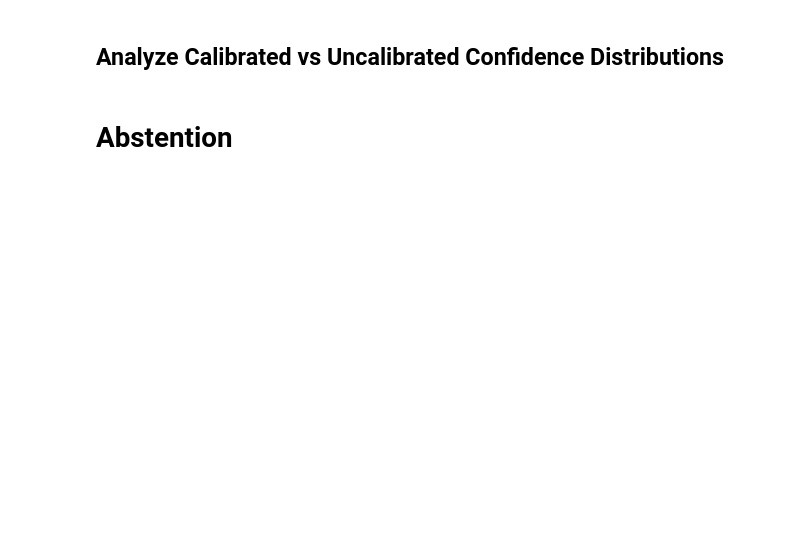
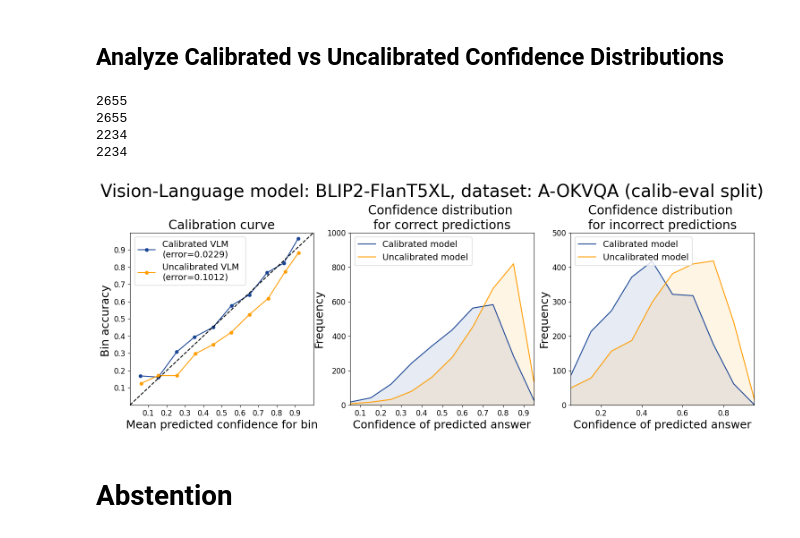
Before and after one commit to tejas1995/ReCoVERR, a Jupyter notebook: src/VLM-Calibration.ipynb, the cells around one changed output. Drawn from its saved outputs; the diff is of its cells as text; code cells hidden in the pictures; blank space fills up the shorter version.

```diff
--- a/src/VLM-Calibration.ipynb
+++ b/src/VLM-Calibration.ipynb
@@ -332,13 +344,13 @@ json.dump(out_data, open(out_fn, 'w'), indent=2)
 # %%
 import json
 import numpy as np
-uncalibrated_data = json.load(open('/net/nfs.cirrascale/mosaic/tejass/experiments/vl_calibration/calibration_eval/uncalibrated_instructblipflant5xl-aokvqa_direct_answer-5000examples.json'))
-calibrated_data = json.load(open('/net/nfs.cirrascale/mosaic/tejass/experiments/vl_calibration/calibration_eval/calibrated_instructblipflant5xl-aokvqa_direct_answer-11761train_4846test_examples.json'))
+uncalibrated_data = json.load(open(f'/net/nfs.cirrascale/mosaic/tejass/experiments/vl_calibration/calibration_eval/uncalibrated_{vlm_name}-aokvqa_direct_answer-5000examples.json'))
+calibrated_data = json.load(open(f'/net/nfs.cirrascale/mosaic/tejass/experiments/vl_calibration/calibration_eval/calibrated_{vlm_name}-aokvqa_direct_answer-11802train_4889test_examples.json'))
 
 from matplotlib import pyplot as plt
 plt.size = (50, 25)
 fig, (ax1, ax2, ax3) = plt.subplots(1, 3)
-fig.suptitle(f'Vision-Language model: {vlm_model.display_name}, dataset: {dataset_displayname} (calib-eval split)\n\n', fontsize=28, y=1.08)
+fig.suptitle(f'Vision-Language model: {vlm_model.display_name}, dataset: {dataset_displayname} (calib-eval split)\n\n', fontsize=28, y=1.1)
 fig.set_size_inches(18, 5)
 ax1.plot(
     calibrated_data['bin_meanprobs'],
@@ -413,33 +425,39 @@ ax3.plot(
     label='Calibrated model',
 )
 ax3.fill_between(
     bar_x,
     calibrated_data['incorrect_preds_confdistribution'],
     color='#1a4595',
     alpha=0.1,
 )
 ax3.plot(
     bar_x,
     uncalibrated_data['incorrect_preds_confdistribution'],
     color='#ff9d02',
     #weights=np.ones_like(predicted_answer_probs) / len(y_test)
     label='Uncalibrated model',
 )
 ax3.fill_between(
     bar_x,
     uncalibrated_data['incorrect_preds_confdistribution'],
     color='#ff9d02',
     alpha=0.1,
 )
 
 ax3.set_title(f'Confidence distribution \nfor incorrect predictions', fontsize=20)
 ax3.set_xlabel('Confidence of predicted answer', fontsize=18)
 ax3.set_ylabel('Frequency', fontsize=18)
 ax3.tick_params(axis='both', which='major', labelsize=12)
 ax3.legend(loc='upper left', fontsize=14)
 ax3.set_xlim(0.05, 0.95)
 ax3.set_ylim(0, 500)
 plt.show()
+# %% [output]
+2655
+2655
+2234
+2234
+[figure, added]
 # %% [markdown]
 # Abstention
 # %%
```
Also changed, not shown: parts of 14 cells of this notebook, 5 other files.
